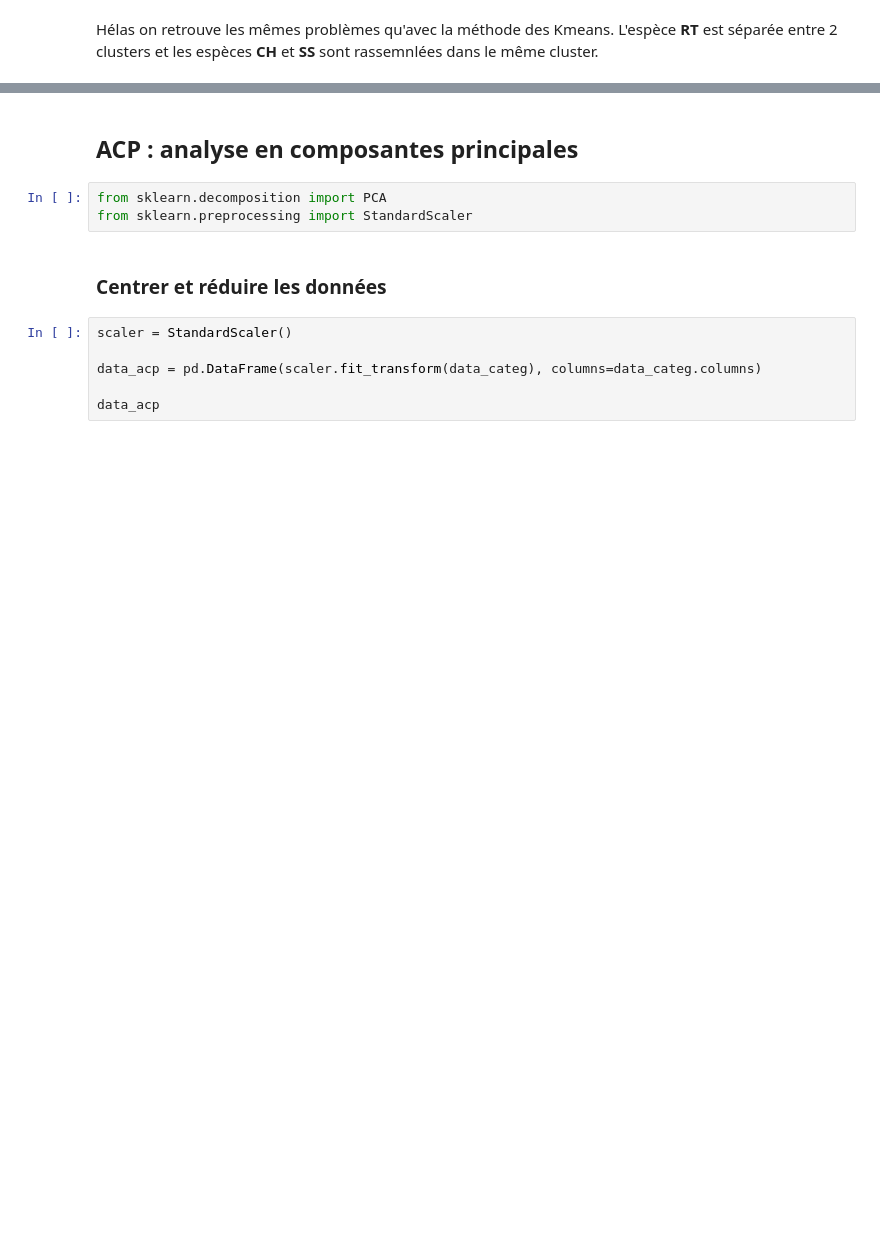
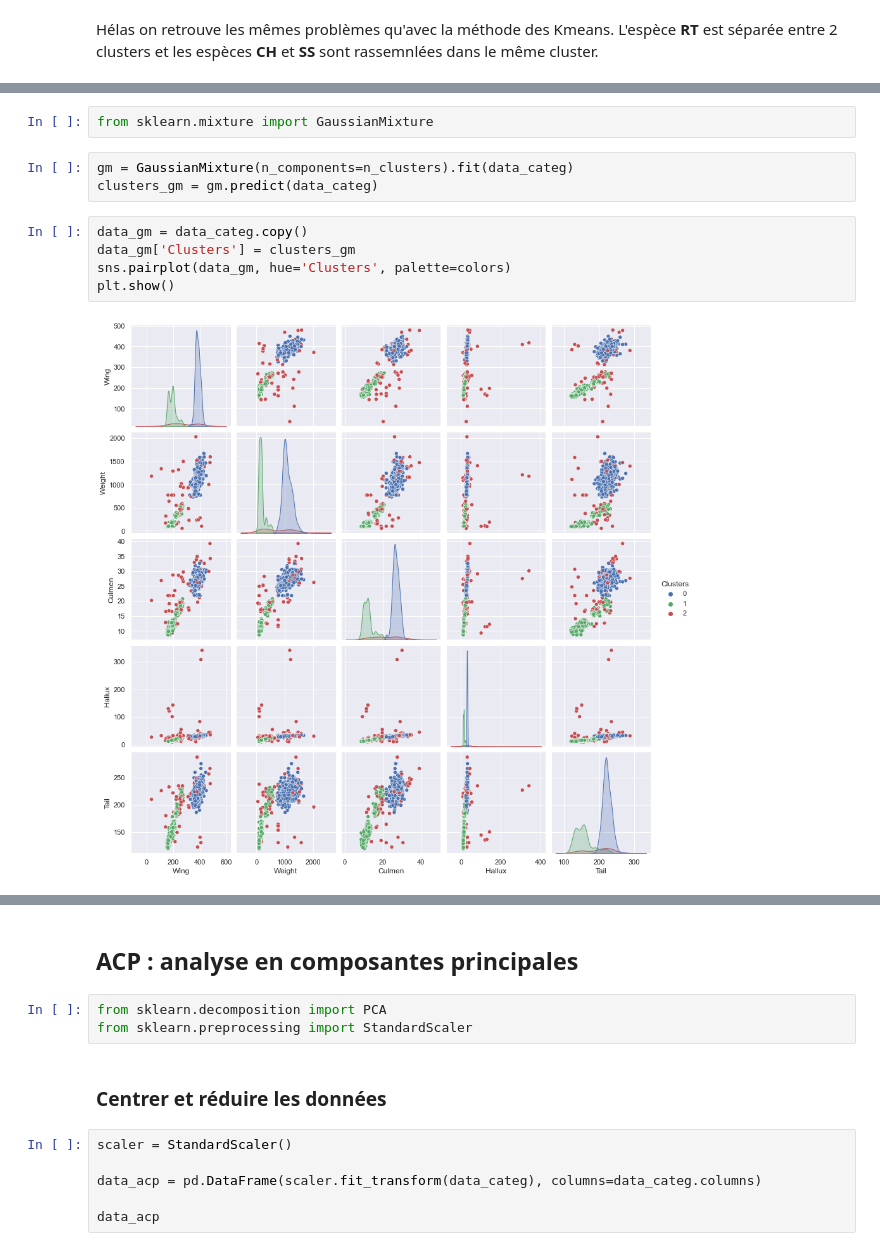
Before and after one commit to BaptisteMahe/ECMDataInterpretation, a Jupyter notebook: Projet-faucons.ipynb, the cells around one changed output, grey strips where cells are left out. Drawn from its saved outputs; the diff is of its cells as text; blank space fills up the shorter version.

```diff
--- a/Projet-faucons.ipynb
+++ b/Projet-faucons.ipynb
@@ -359,0 +362,12 @@ Hélas on retrouve les mêmes problèmes qu'avec la méthode des Kmeans. L'espè
+# %%
+from sklearn.mixture import GaussianMixture
+# %%
+gm = GaussianMixture(n_components=n_clusters).fit(data_categ)
+clusters_gm = gm.predict(data_categ)
+# %%
+data_gm = data_categ.copy()
+data_gm['Clusters'] = clusters_gm
+sns.pairplot(data_gm, hue='Clusters', palette=colors)
+plt.show()
+# %% [output]
+[figure, added]
```
Also changed, not shown: parts of 4 cells of this notebook.
